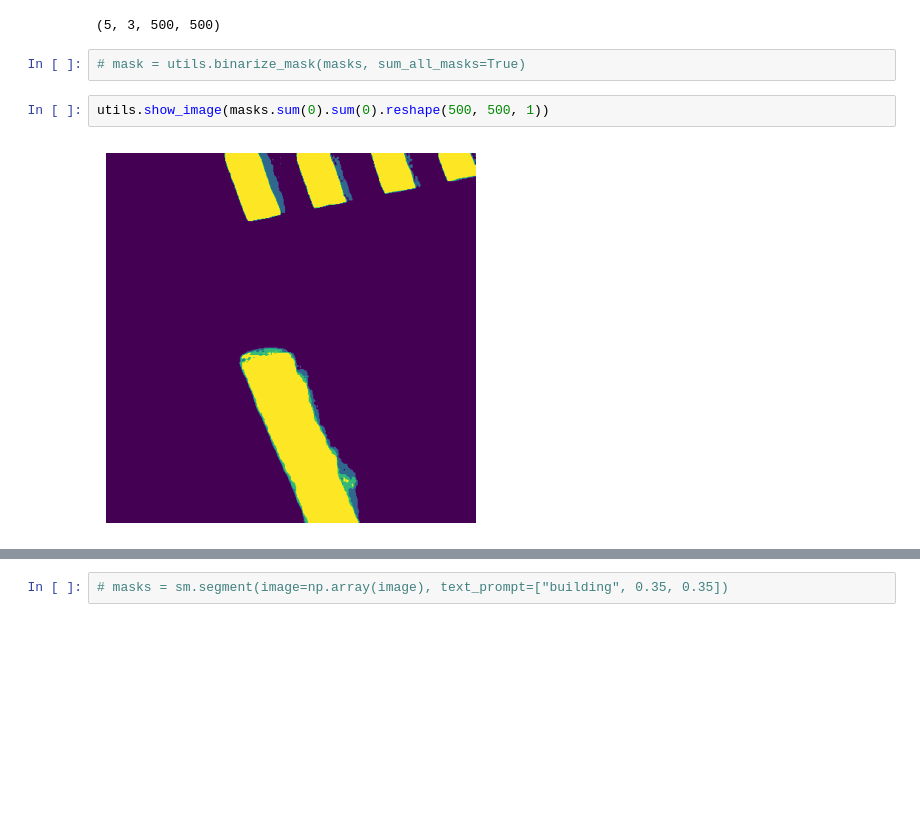
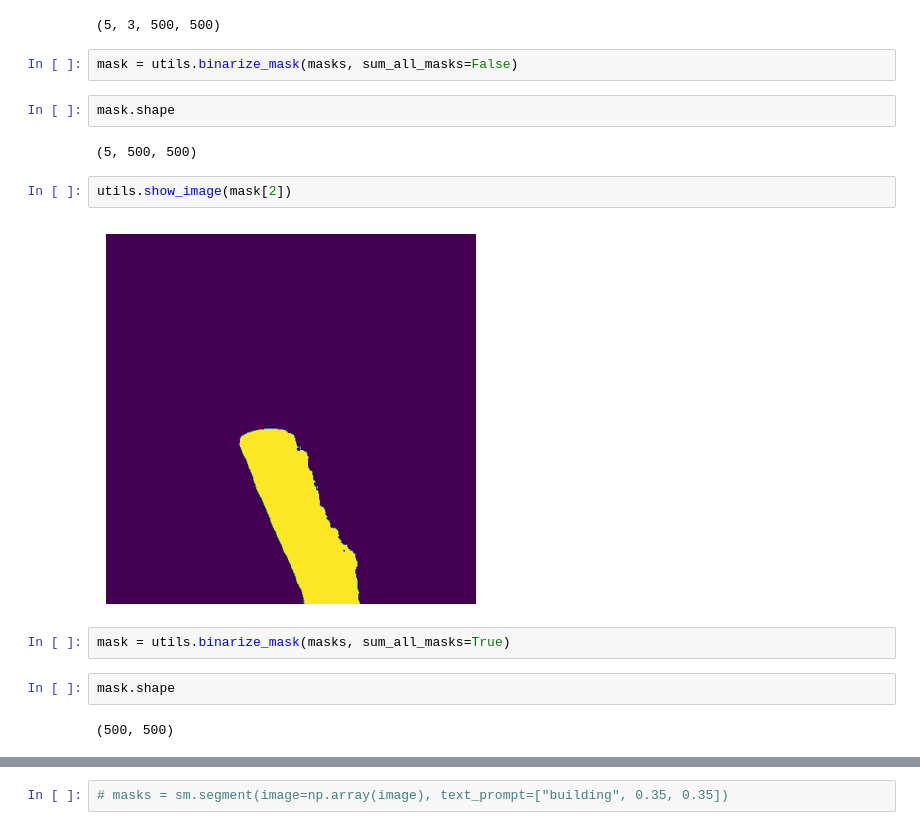
Before and after one commit to VectorInstitute/SegMate, a Jupyter notebook: segmate_demo.ipynb, the cells around one changed output, grey strips where cells are left out. Drawn from its saved outputs; the diff is of its cells as text; blank space fills up the shorter version.

```diff
--- a/segmate_demo.ipynb
+++ b/segmate_demo.ipynb
@@ -61,8 +61,18 @@ masks.shape
 # %% [output]
 (5, 3, 500, 500)
 # %%
-# mask = utils.binarize_mask(masks, sum_all_masks=True)
+mask = utils.binarize_mask(masks, sum_all_masks=False)
+# %%
+mask.shape
+# %% [output]
+(5, 500, 500)
 # %%
-utils.show_image(masks.sum(0).sum(0).reshape(500, 500, 1))
+utils.show_image(mask[2])
 # %% [output]
-[figure, old version]
+[figure, new version]
+# %%
+mask = utils.binarize_mask(masks, sum_all_masks=True)
+# %%
+mask.shape
+# %% [output]
+(500, 500)
```
Also changed, not shown: parts of 4 cells of this notebook.
